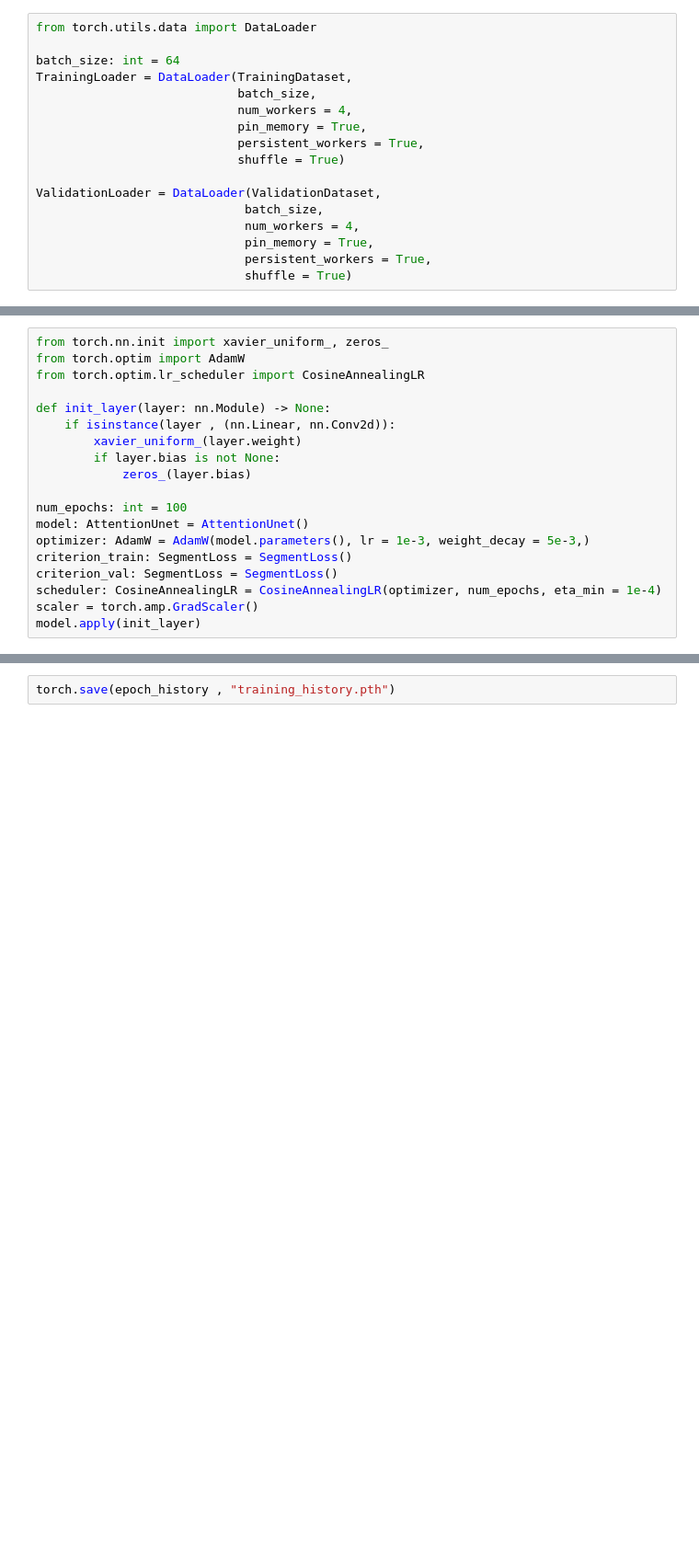
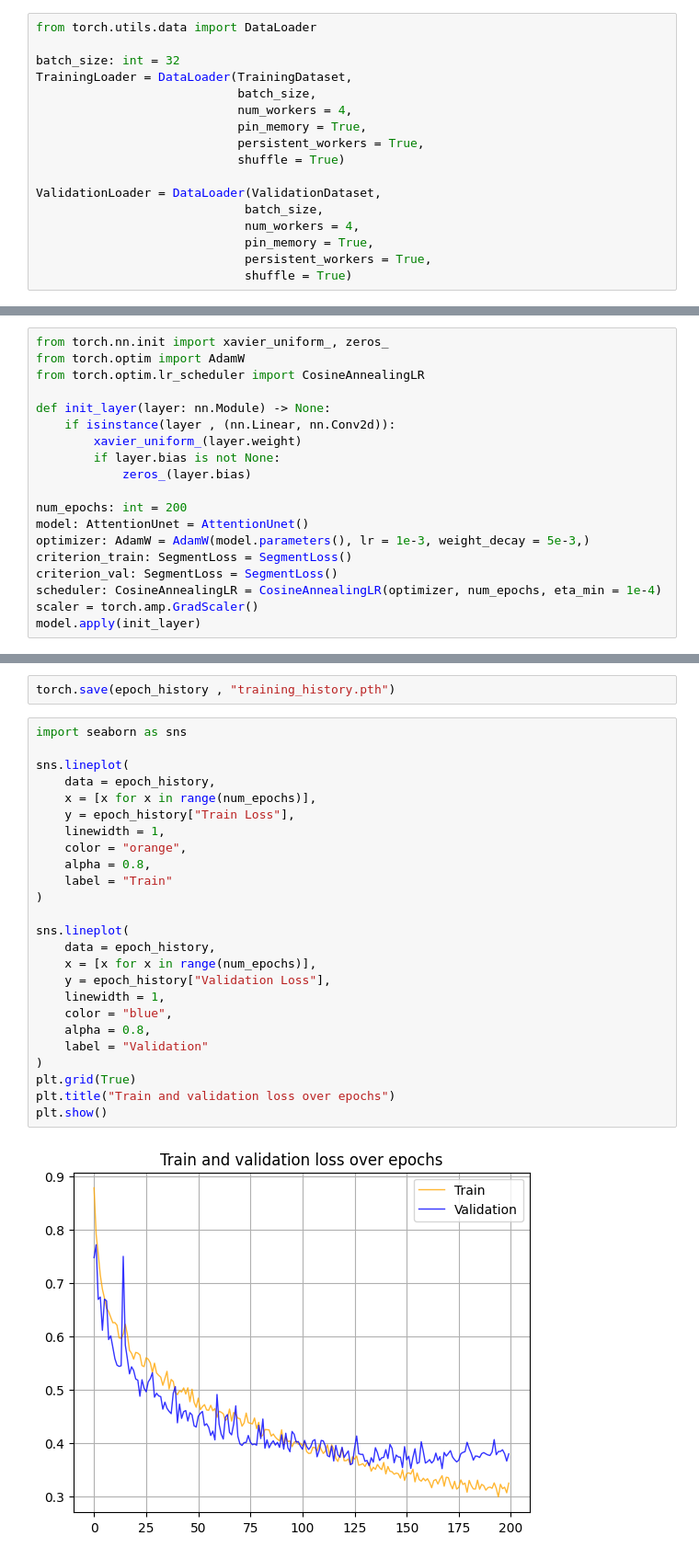
Before and after one commit to Hasib27-gg/Bangladesh-Weather-Dataset-Engineering-, a Jupyter notebook: practice-for-image-segmentation.ipynb, the cells around one changed output, grey strips where cells are left out. Shown at 92% size. Saved outputs shown, nothing was run; the diff lists cells and outputs as text; blank space fills up the shorter version.

Commit message:
Kaggle Notebook | Practice for Image Segmentation | Version 3

```diff
--- a/practice-for-image-segmentation.ipynb
+++ b/practice-for-image-segmentation.ipynb
@@ -325,7 +325,7 @@ class SegmentLoss(nn.Module):
 # %%
 from torch.utils.data import DataLoader
 
-batch_size: int = 64
+batch_size: int = 32
 TrainingLoader = DataLoader(TrainingDataset,
                             batch_size,
                             num_workers = 4,
@@ -355,7 +355,7 @@ def init_layer(layer: nn.Module) -> None:
         if layer.bias is not None:
             zeros_(layer.bias)
 
-num_epochs: int = 100
+num_epochs: int = 200
 model: AttentionUnet = AttentionUnet()
 optimizer: AdamW = AdamW(model.parameters(), lr = 1e-3, weight_decay = 5e-3,)
 criterion_train: SegmentLoss = SegmentLoss()
@@ -486,3 +488,30 @@ Epoch has ended with loss: 0.697319999933243
 ... (88 outputs left out)
 # %%
 torch.save(epoch_history , "training_history.pth")
+# %%
+import seaborn as sns
+
+sns.lineplot(
+    data = epoch_history,
+    x = [x for x in range(num_epochs)],
+    y = epoch_history["Train Loss"],
+    linewidth = 1,
+    color = "orange",
+    alpha = 0.8,
+    label = "Train"
+)
+
+sns.lineplot(
+    data = epoch_history,
+    x = [x for x in range(num_epochs)],
+    y = epoch_history["Validation Loss"],
+    linewidth = 1,
+    color = "blue",
+    alpha = 0.8,
+    label = "Validation"
+)
+plt.grid(True)
+plt.title("Train and validation loss over epochs")
+plt.show()
+# %% [output]
+[figure, added]
```
Also changed, not shown: parts of 10 cells of this notebook.
